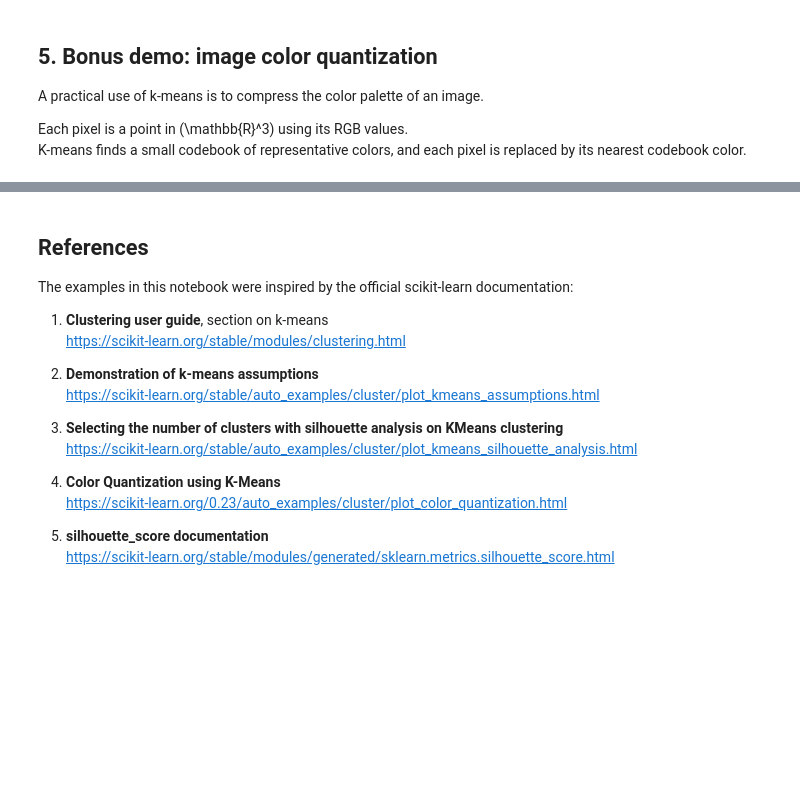
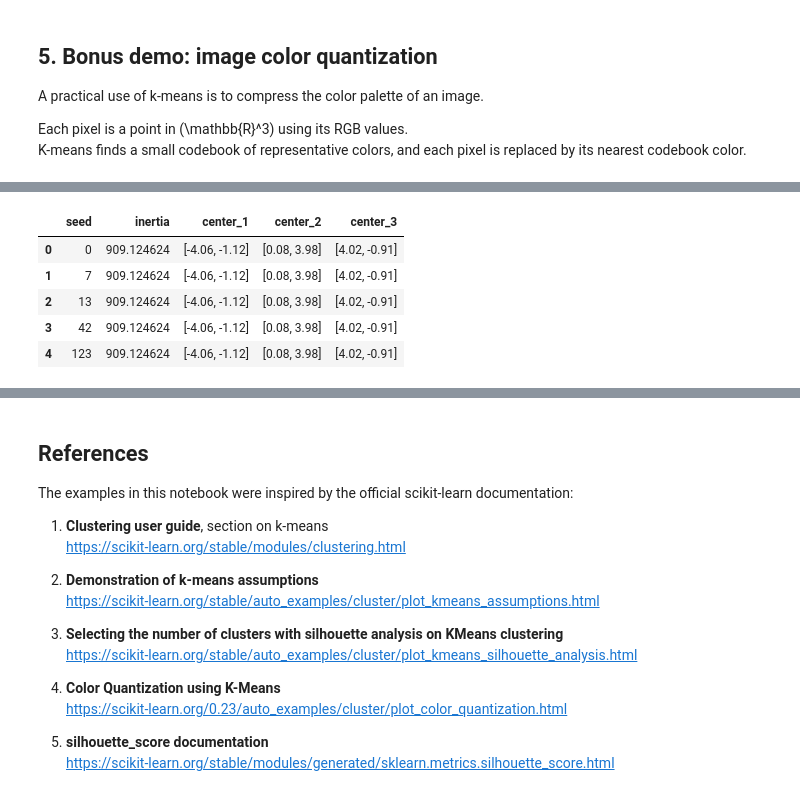
Before and after one commit to lena458/machine_learning, a Jupyter notebook: kmeans_demo_exercises.ipynb, the cells around one changed output, grey strips where cells are left out. Saved outputs shown, nothing was run; the diff lists cells and outputs as text; code cells hidden in the pictures; blank space fills up the shorter version.

```diff
--- a/kmeans_demo_exercises.ipynb
+++ b/kmeans_demo_exercises.ipynb
@@ -289,0 +385,26 @@ Show visually why k-means is less comfortable there.
+# %%
+#Exercise 4
+seed_rows = []
+seeds = [0, 7, 13, 42, 123]
+
+for seed in seeds:
+    km_seed = KMeans(n_clusters=3, init="k-means++", n_init=1, random_state=seed)
+    labels_seed = km_seed.fit_predict(X_blobs)
+    centers_sorted = km_seed.cluster_centers_[np.argsort(km_seed.cluster_centers_[:, 0])]
+    seed_rows.append({
+        "seed": seed,
+        "inertia": km_seed.inertia_,
+        "center_1": np.round(centers_sorted[0], 2),
+        "center_2": np.round(centers_sorted[1], 2),
+        "center_3": np.round(centers_sorted[2], 2),
+    })
+
+seed_df = pd.DataFrame(seed_rows)
+seed_df
+# %% [output]
+|  | seed | inertia | center_1 | center_2 | center_3 |
+| 0 | 0 | 909.124624 | [-4.06, -1.12] | [0.08, 3.98] | [4.02, -0.91] |
+| 1 | 7 | 909.124624 | [-4.06, -1.12] | [0.08, 3.98] | [4.02, -0.91] |
+| 2 | 13 | 909.124624 | [-4.06, -1.12] | [0.08, 3.98] | [4.02, -0.91] |
+| 3 | 42 | 909.124624 | [-4.06, -1.12] | [0.08, 3.98] | [4.02, -0.91] |
+| 4 | 123 | 909.124624 | [-4.06, -1.12] | [0.08, 3.98] | [4.02, -0.91] |
```
Also changed, not shown: parts of 12 cells of this notebook.
